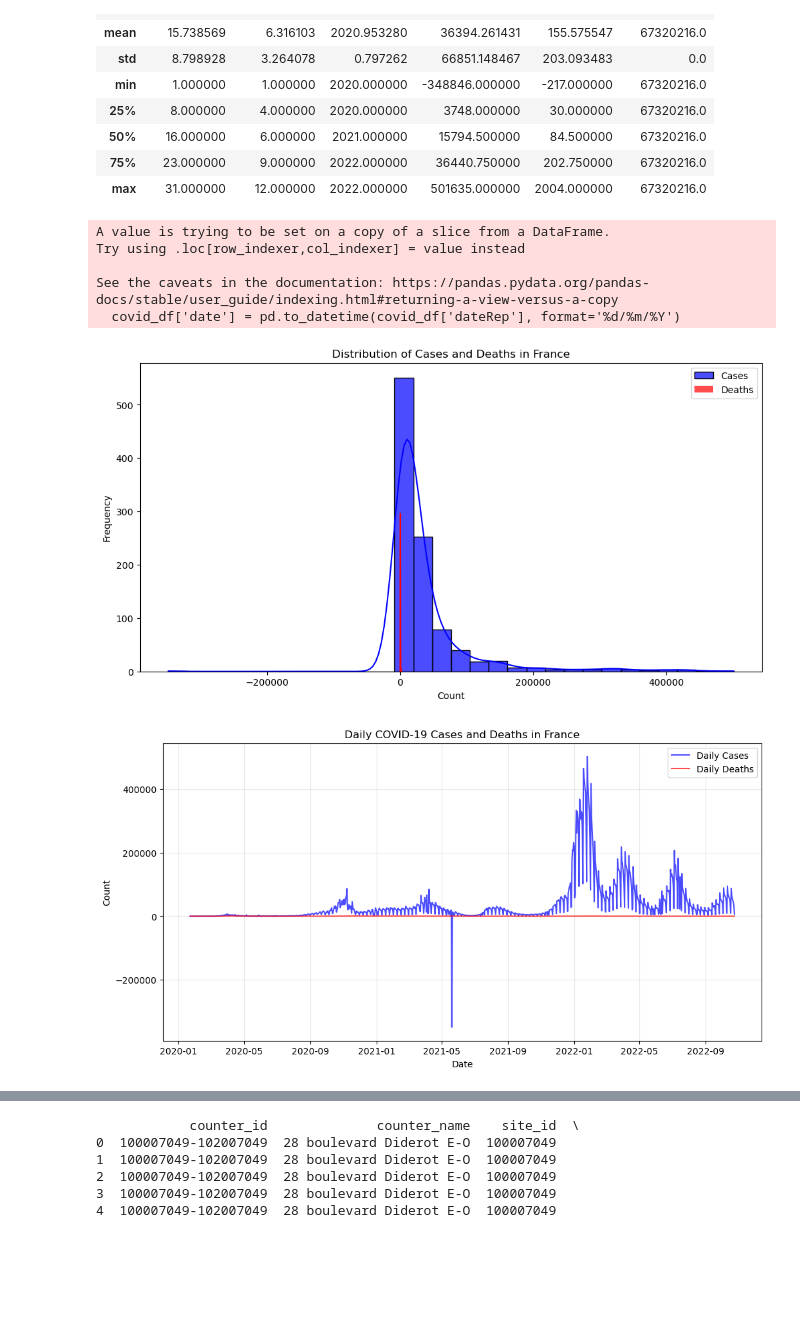
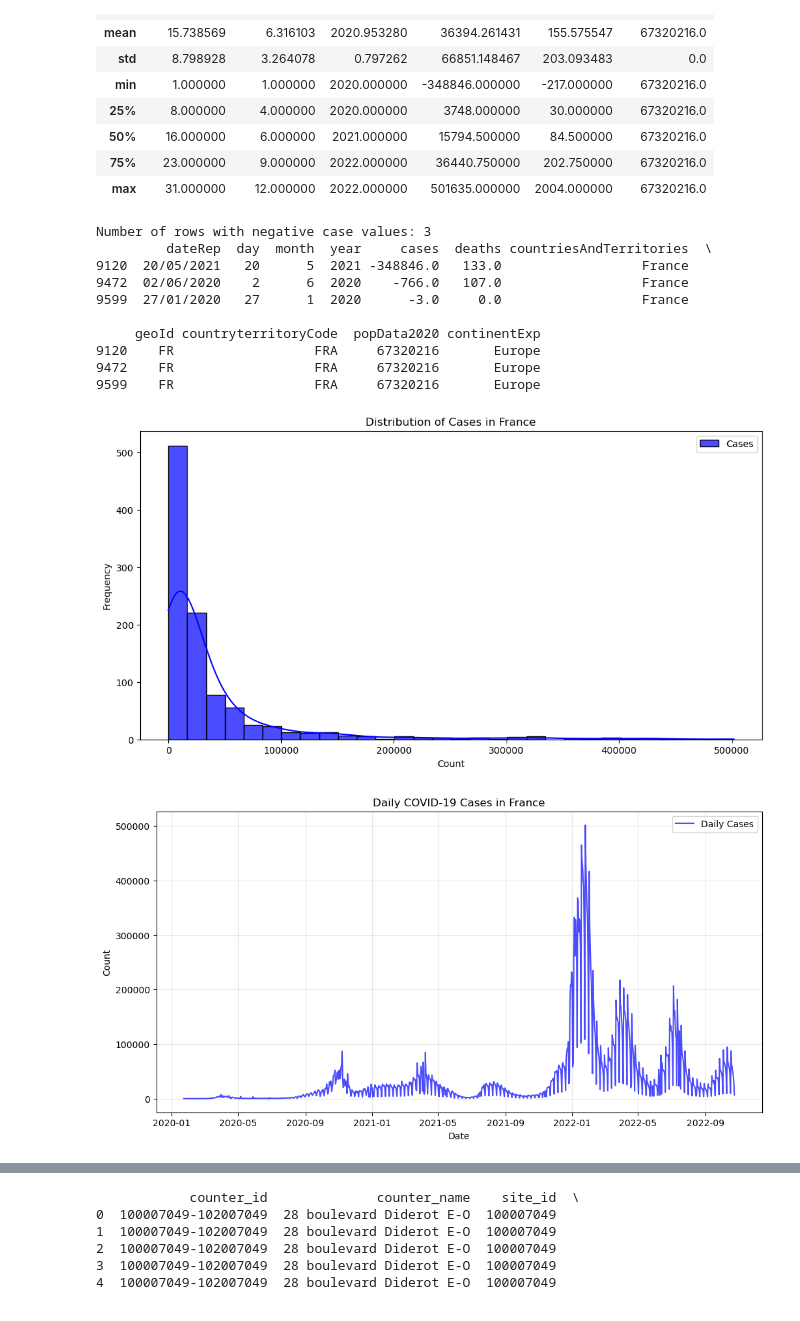
Before and after one commit to magdalenajankowska/tools_for_ds, a Jupyter notebook: EDA.ipynb, the cells around one changed output, grey strips where cells are left out. Saved outputs shown, nothing was run; the diff lists cells and outputs as text; code cells hidden in the pictures; blank space fills up the shorter version.

```diff
--- a/EDA.ipynb
+++ b/EDA.ipynb
@@ -348,39 +415,47 @@ memory usage: 94.3+ KB
 | 50% | 16.000000 | 6.000000 | 2021.000000 | 15794.500000 | 84.500000 | 67320216.0 |
 | 75% | 23.000000 | 9.000000 | 2022.000000 | 36440.750000 | 202.750000 | 67320216.0 |
 | max | 31.000000 | 12.000000 | 2022.000000 | 501635.000000 | 2004.000000 | 67320216.0 |
+# %%
+negative_cases = covid_df[covid_df['cases'] < 0]
+print(f"Number of rows with negative case values: {len(negative_cases)}")
+print(negative_cases)
+# %% [output]
+Number of rows with negative case values: 3
+         dateRep  day  month  year     cases  deaths countriesAndTerritories  \
+9120  20/05/2021   20      5  2021 -348846.0   133.0                  France
+9472  02/06/2020    2      6  2020    -766.0   107.0                  France
+9599  27/01/2020   27      1  2020      -3.0     0.0                  France
+
+     geoId countryterritoryCode  popData2020 continentExp
+9120    FR                  FRA     67320216       Europe
+9472    FR                  FRA     67320216       Europe
+9599    FR                  FRA     67320216       Europe
+# %%
+covid_df = covid_df[covid_df['cases'] >= 0]
 # %%
 covid_df['date'] = pd.to_datetime(covid_df['dateRep'], format='%d/%m/%Y')
-# %% [output]
-A value is trying to be set on a copy of a slice from a DataFrame.
-Try using .loc[row_indexer,col_indexer] = value instead
-
-See the caveats in the documentation: https://pandas.pydata.org/pandas-docs/stable/user_guide/indexing.html#returning-a-view-versus-a-copy
-  covid_df['date'] = pd.to_datetime(covid_df['dateRep'], format='%d/%m/%Y')
 # %%
-# Plot distribution of cases and deaths
 plt.figure(figsize=(12, 6))
 sns.histplot(covid_df['cases'], kde=True, color='blue', bins=30, label='Cases', alpha=0.7)
-sns.histplot(covid_df['deaths'], kde=True, color='red', bins=30, label='Deaths', alpha=0.7)
-plt.title("Distribution of Cases and Deaths in France")
+plt.title("Distribution of Cases in France")
 plt.xlabel("Count")
 plt.ylabel("Frequency")
 plt.legend()
 plt.show()
 # %% [output]
-[figure, old version]
+[figure, new version]
 # %%
 covid_df = covid_df.sort_values('date')
 
 # Time series analysis
 plt.figure(figsize=(12, 6))
 plt.plot(covid_df['date'], covid_df['cases'], label='Daily Cases', color='blue', alpha=0.7)
-plt.plot(covid_df['date'], covid_df['deaths'], label='Daily Deaths', color='red', alpha=0.7)
-plt.title("Daily COVID-19 Cases and Deaths in France")
+plt.title("Daily COVID-19 Cases in France")
 plt.xlabel("Date")
 plt.ylabel("Count")
 plt.legend()
 plt.grid(alpha=0.3)
 plt.show()
 # %% [output]
-[figure, old version]
+[figure, new version]
 # %%
```
Also changed, not shown: parts of 32 cells of this notebook.
